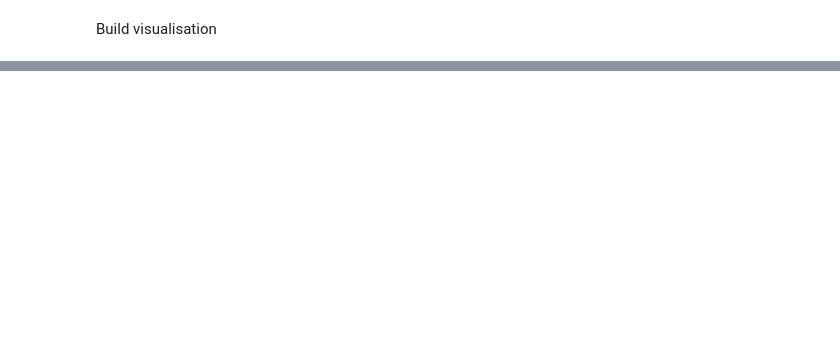
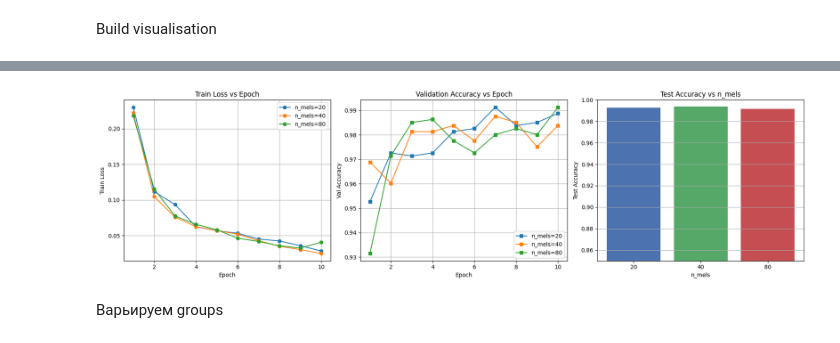
Before and after one commit to rezitdinovAR/asr-tts-course, a Jupyter notebook: Assignment_1/dsp.ipynb, the cells around one changed output, grey strips where cells are left out. Drawn from its saved outputs; the diff is of its cells as text; code cells hidden in the pictures; blank space fills up the shorter version.

```diff
--- a/Assignment_1/dsp.ipynb
+++ b/Assignment_1/dsp.ipynb
@@ -168,0 +392,27 @@ plt.show()
+# %%
+fig, axes = plt.subplots(1, 3, figsize=(18, 5))
+
+# 1. Train loss
+for nm, h in results_nmels.items():
+    axes[0].plot(range(1, N_EPOCHS + 1), h["train_loss"], marker="o", label=f"n_mels={nm}")
+axes[0].set_xlabel("Epoch"); axes[0].set_ylabel("Train Loss")
+axes[0].set_title("Train Loss vs Epoch"); axes[0].legend(); axes[0].grid(True)
+
+# 2. Val accuracy
+for nm, h in results_nmels.items():
+    axes[1].plot(range(1, N_EPOCHS + 1), h["val_acc"], marker="s", label=f"n_mels={nm}")
+axes[1].set_xlabel("Epoch"); axes[1].set_ylabel("Val Accuracy")
+axes[1].set_title("Validation Accuracy vs Epoch"); axes[1].legend(); axes[1].grid(True)
+
+# 3. Test accuracy bar
+nms = list(results_nmels.keys())
+axes[2].bar([str(n) for n in nms], [results_nmels[n]["test_acc"] for n in nms],
+            color=["#4c72b0", "#55a868", "#c44e52"])
+axes[2].set_xlabel("n_mels"); axes[2].set_ylabel("Test Accuracy")
+axes[2].set_title("Test Accuracy vs n_mels"); axes[2].set_ylim(0.85, 1.0); axes[2].grid(axis="y")
+
+plt.tight_layout(); plt.savefig("experiment_nmels.png", dpi=150); plt.show()
+# %% [output]
+[figure, added]
+# %% [markdown]
+Варьируем groups
```
Also changed, not shown: parts of 22 cells of this notebook, 2 other files.
